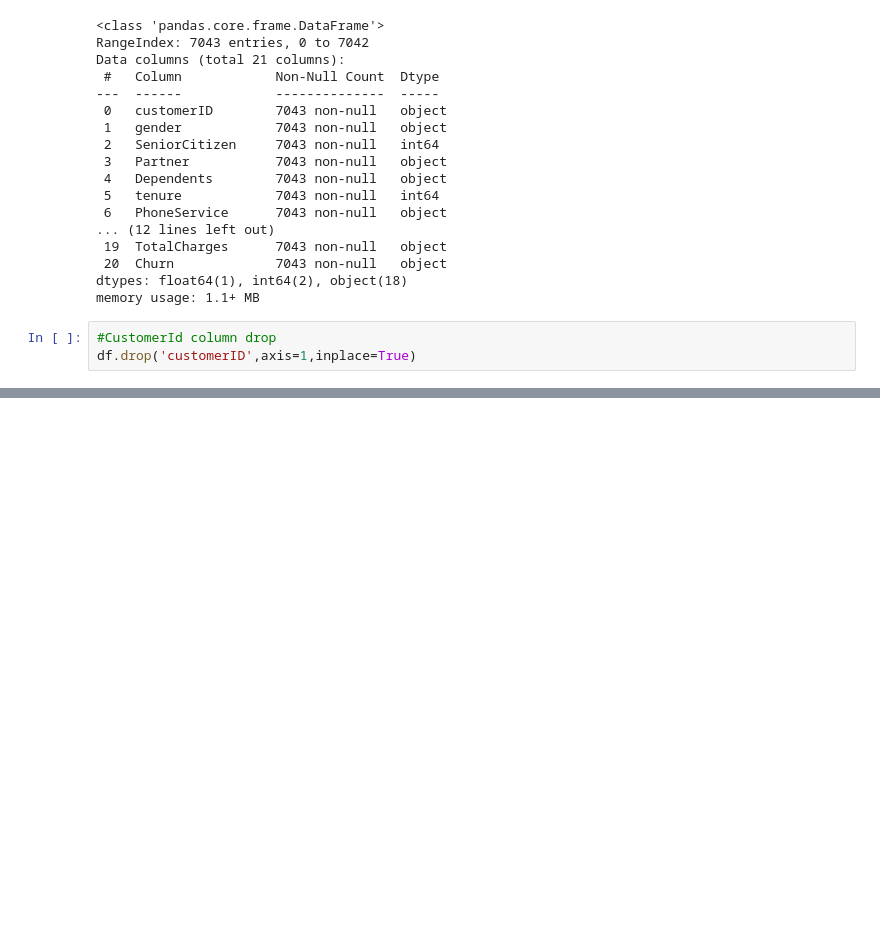
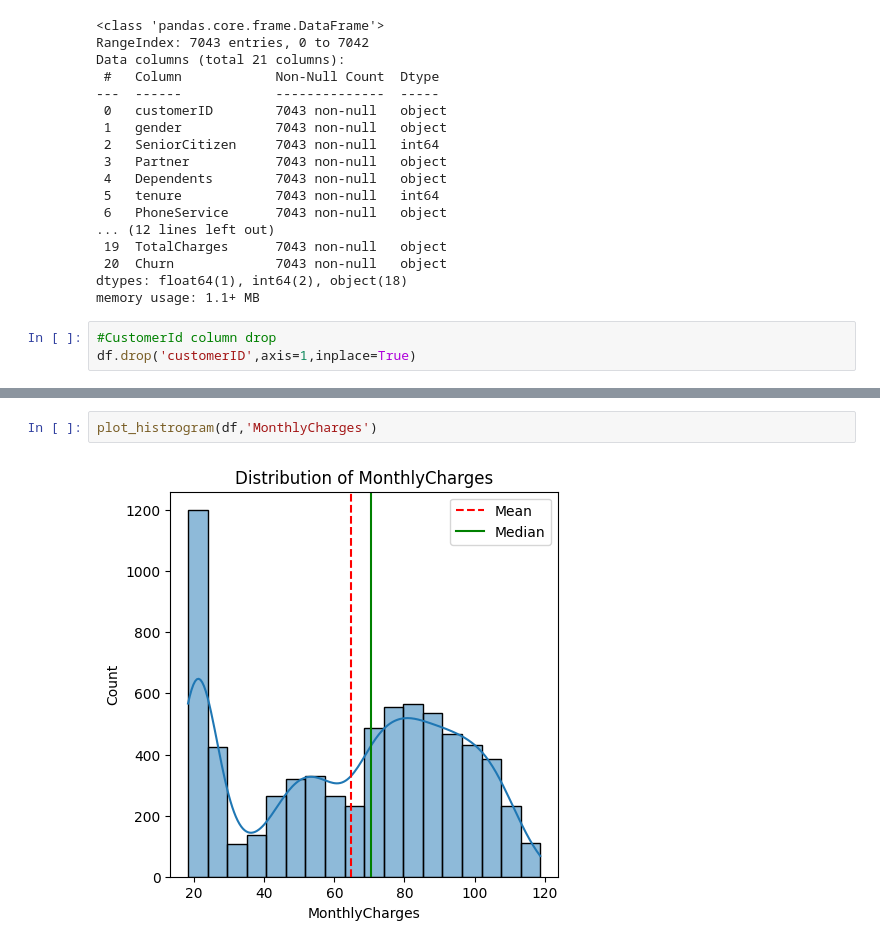
Before and after one commit to HMBinara/ML_Project, a Jupyter notebook: Customer_Churn_Prediction.ipynb, the cells around one changed output, grey strips where cells are left out. Saved outputs shown, nothing was run; the diff lists cells and outputs as text; blank space fills up the shorter version.

```diff
--- a/Customer_Churn_Prediction.ipynb
+++ b/Customer_Churn_Prediction.ipynb
@@ -99,0 +220,4 @@ Churn ['No' 'Yes']
+# %%
+plot_histrogram(df,'MonthlyCharges')
+# %% [output]
+[figure, added]
```
Also changed, not shown: parts of 24 cells of this notebook.
